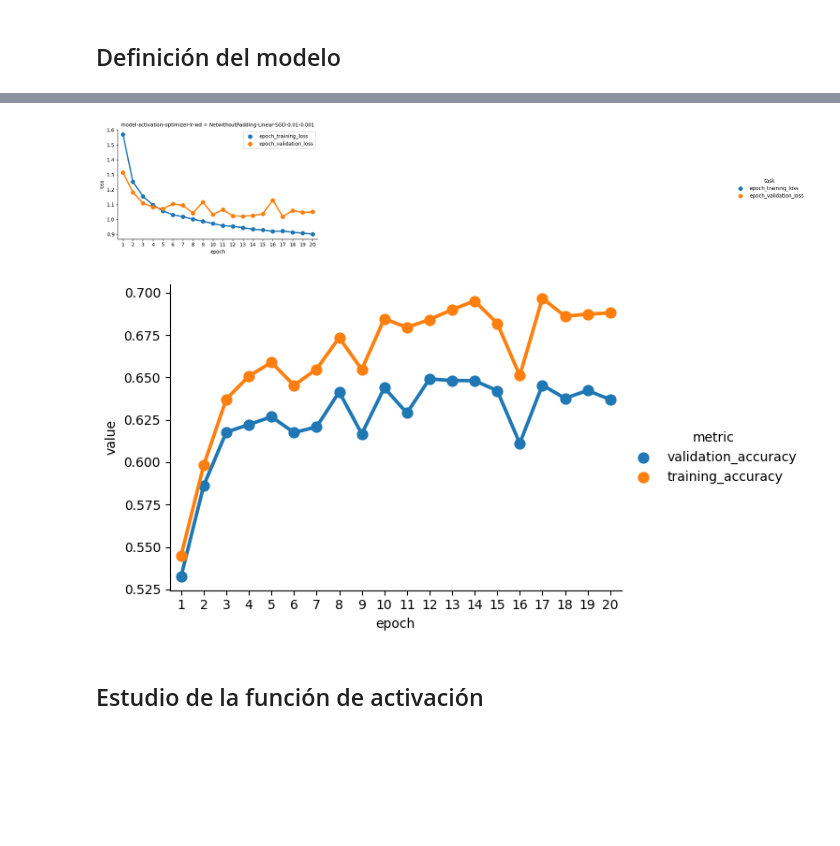
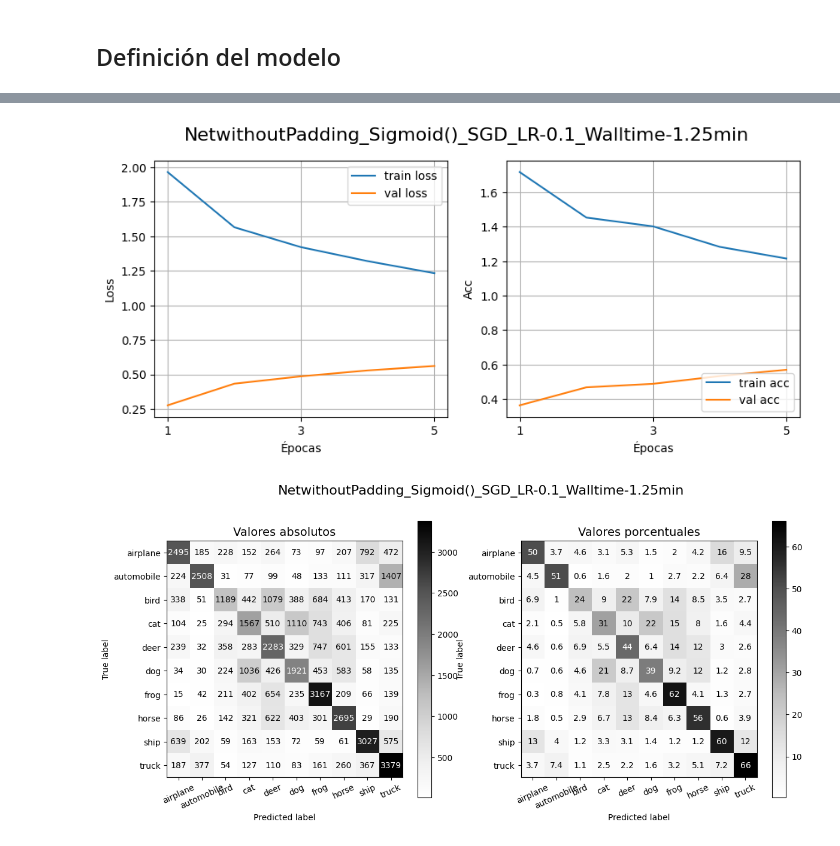
Before and after one commit to Cheva94/Diplo_Opt, a Jupyter notebook: 3_DL/Lab2/Resolución_Lab2.ipynb, the cells around one changed output, grey strips where cells are left out. Saved outputs shown, nothing was run; the diff lists cells and outputs as text; code cells hidden in the pictures; blank space fills up the shorter version.

Commit message:
Guarda y grafica

```diff
--- a/3_DL/Lab2/Resolución_Lab2.ipynb
+++ b/3_DL/Lab2/Resolución_Lab2.ipynb
@@ -284,17 +316,0 @@ Completed training in 20 batch:  Training Loss is:  0.9011 - Validation Loss is:
-# %%
-# Obtener y graficar las pérdidas
-experiments_set = experiments
-df_loss, df_metrics = get_data_loss_metrics(experiments_set)
-
-sns.catplot(data=df_loss, x='epoch', y='loss',  hue='task', col='model-activation-optimizer-lr-wd',
-            col_wrap=3, kind='point', height=4, aspect=1.5)
-plt.legend()
-plt.show()
-df_melt = df_metrics[['epoch', 'validation_accuracy', 'training_accuracy']].melt(id_vars='epoch', var_name='metric')
-sns.catplot(data=df_melt, x='epoch', y='value', hue='metric',kind='point', height=4, aspect=1.5)
-plt.show()
-# %% [output]
-[figure, removed]
-[figure, removed]
-# %% [markdown]
-## Estudio de la función de activación
@@ -320,0 +317,10 @@ plot_results(100, SmallMLP_ActFunc_Epocas_100)
+# %%
+path = 'NetwithoutPadding_Sigmoid()_SGD_LR-0.1_Walltime-1.25min_Metricas'
+plot_loss_and_accuracy(path)
+# %% [output]
+[figure, added]
+# %%
+path = 'NetwithoutPadding_Sigmoid()_SGD_LR-0.1_Walltime-1.25min_Etiquetas'
+plotting_confusion_matrix(path, CIFAR_CLASSES)
+# %% [output]
+[figure, added]
```
Also changed, not shown: parts of 19 cells of this notebook.
